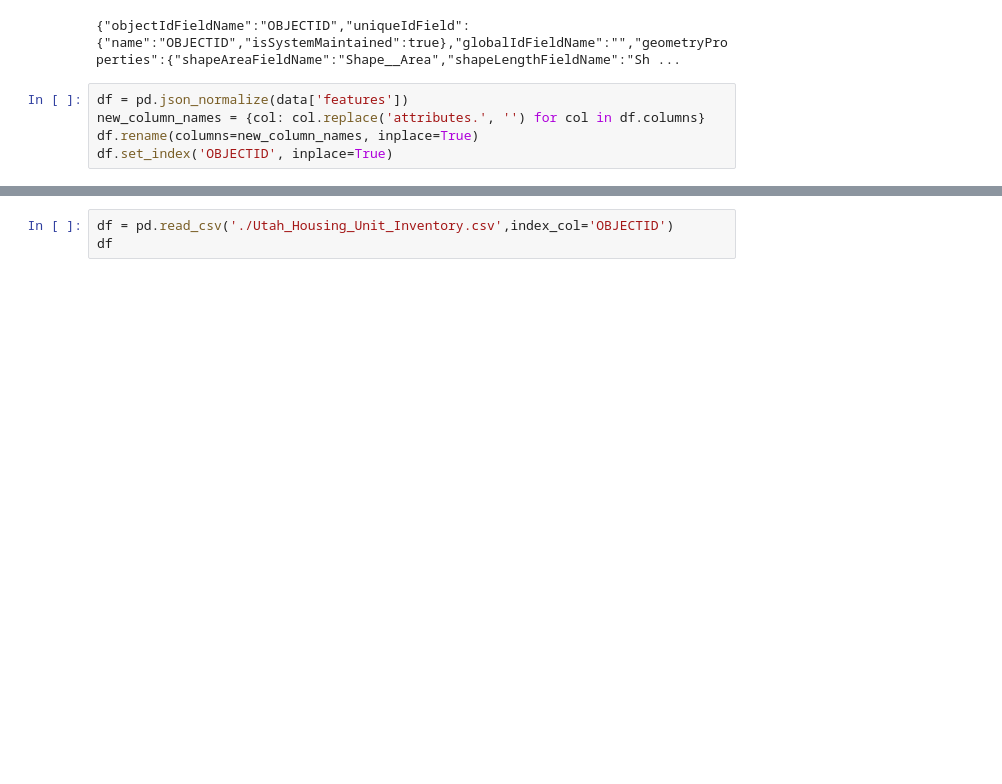
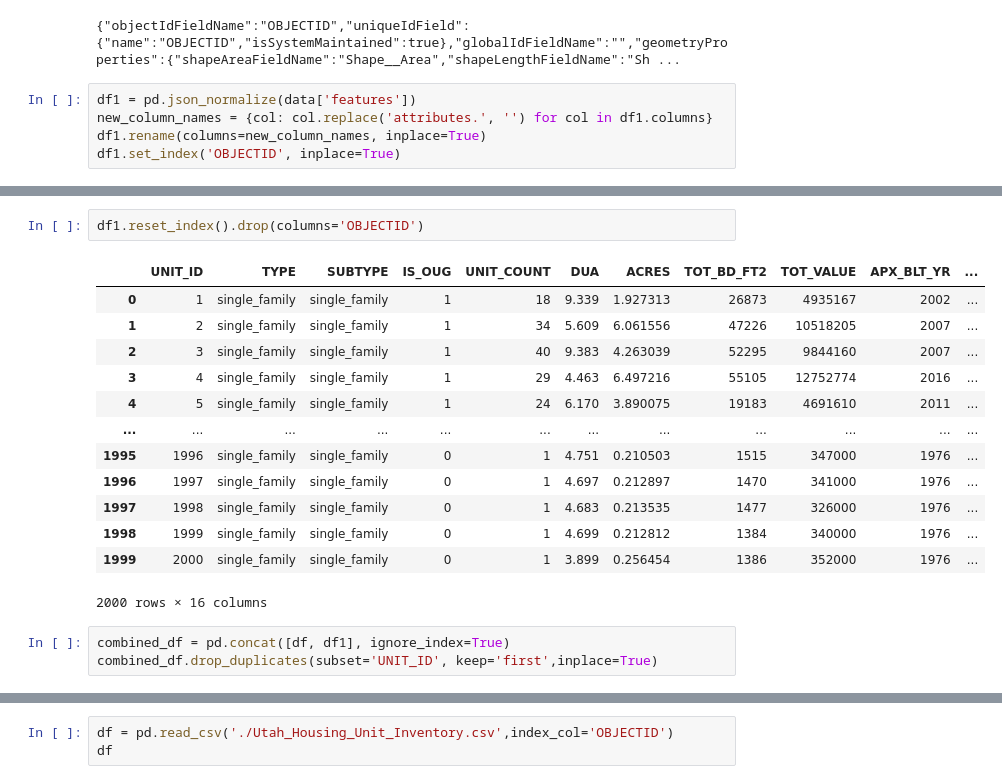
Before and after one commit to trevor-bingham99/Semester-Project, a Jupyter notebook: test.ipynb, the cells around one changed output, grey strips where cells are left out. Drawn from its saved outputs; the diff is of its cells as text; blank space fills up the shorter version.

```diff
--- a/test.ipynb
+++ b/test.ipynb
@@ -196,7 +197,7 @@ print(pre)
 # %% [output]
 {"objectIdFieldName":"OBJECTID","uniqueIdField":{"name":"OBJECTID","isSystemMaintained":true},"globalIdFieldName":"","geometryProperties":{"shapeAreaFieldName":"Shape__Area","shapeLengthFieldName":"Sh ...
 # %%
-df = pd.json_normalize(data['features'])
-new_column_names = {col: col.replace('attributes.', '') for col in df.columns}
-df.rename(columns=new_column_names, inplace=True)
-df.set_index('OBJECTID', inplace=True)
+df1 = pd.json_normalize(data['features'])
+new_column_names = {col: col.replace('attributes.', '') for col in df1.columns}
+df1.rename(columns=new_column_names, inplace=True)
+df1.set_index('OBJECTID', inplace=True)
@@ -219,0 +204,19 @@ df
+# %%
+df1.reset_index().drop(columns='OBJECTID')
+# %% [output]
+|  | UNIT_ID | TYPE | SUBTYPE | IS_OUG | UNIT_COUNT | DUA | ACRES | TOT_BD_FT2 | TOT_VALUE | APX_BLT_YR | ... |
+| 0 | 1 | single_family | single_family | 1 | 18 | 9.339 | 1.927313 | 26873 | 4935167 | 2002 | ... |
+| 1 | 2 | single_family | single_family | 1 | 34 | 5.609 | 6.061556 | 47226 | 10518205 | 2007 | ... |
+| 2 | 3 | single_family | single_family | 1 | 40 | 9.383 | 4.263039 | 52295 | 9844160 | 2007 | ... |
+| 3 | 4 | single_family | single_family | 1 | 29 | 4.463 | 6.497216 | 55105 | 12752774 | 2016 | ... |
+| 4 | 5 | single_family | single_family | 1 | 24 | 6.170 | 3.890075 | 19183 | 4691610 | 2011 | ... |
+| ... | ... | ... | ... | ... | ... | ... | ... | ... | ... | ... | ... |
+| 1995 | 1996 | single_family | single_family | 0 | 1 | 4.751 | 0.210503 | 1515 | 347000 | 1976 | ... |
+| 1996 | 1997 | single_family | single_family | 0 | 1 | 4.697 | 0.212897 | 1470 | 341000 | 1976 | ... |
+| 1997 | 1998 | single_family | single_family | 0 | 1 | 4.683 | 0.213535 | 1477 | 326000 | 1976 | ... |
+| 1998 | 1999 | single_family | single_family | 0 | 1 | 4.699 | 0.212812 | 1384 | 340000 | 1976 | ... |
+| 1999 | 2000 | single_family | single_family | 0 | 1 | 3.899 | 0.256454 | 1386 | 352000 | 1976 | ... |
+2000 rows × 16 columns
+# %%
+combined_df = pd.concat([df, df1], ignore_index=True)
+combined_df.drop_duplicates(subset='UNIT_ID', keep='first',inplace=True)
```
Also changed, not shown: parts of 4 cells of this notebook, 1 other file.
